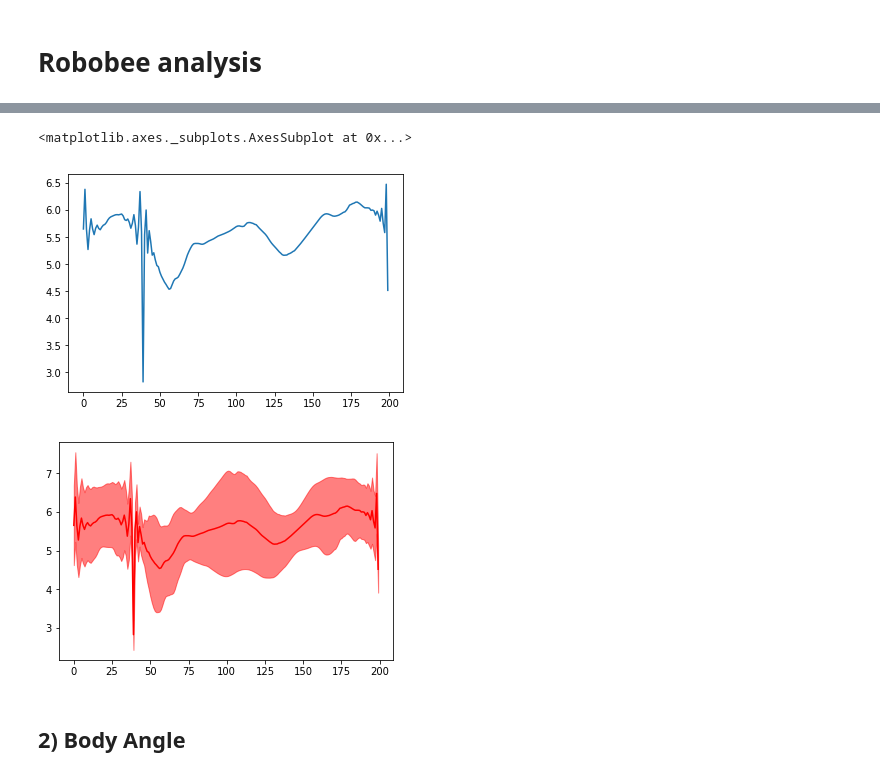
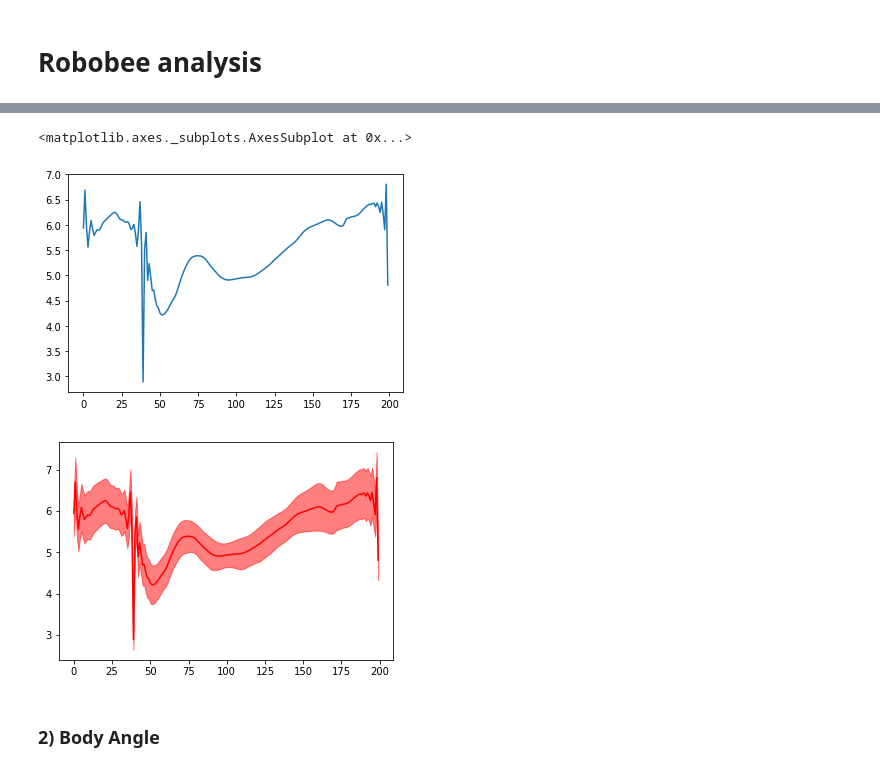
Before and after one commit to BioroboticsLab/robo_bee, a Jupyter notebook: python_analysis/headBodyDist_Angle.ipynb, the cells around one changed output, grey strips where cells are left out. Drawn from its saved outputs; the diff is of its cells as text; code cells hidden in the pictures.

```diff
--- a/python_analysis/headBodyDist_Angle.ipynb
+++ b/python_analysis/headBodyDist_Angle.ipynb
@@ -23,6 +13,19 @@ print(dirs)
 # %%
-# sort the data into lists
-wd_list = [file for file in dirs if file.endswith("wd.csv")]
-rd_list = [file for file in dirs if file.endswith("rd.csv")]
-wa_list = [file for file in dirs if file.endswith("wa.csv")]
-ra_list = [file for file in dirs if file.endswith("ra.csv")]
+def process_datafolder(dirs):
+    # sort the data into lists
+    wd_list = [file for file in dirs if file.endswith("wd.csv")]
+    rd_list = [file for file in dirs if file.endswith("rd.csv")]
+    wa_list = [file for file in dirs if file.endswith("wa.csv")]
+    ra_list = [file for file in dirs if file.endswith("ra.csv")]
+
+    # load dataframes
+    wd_df_list = [pd.read_csv(path+filename, header=None) for filename in wd_list]
+    rd_df_list = [pd.read_csv(path+filename, header=None) for filename in rd_list]
+    wa_df_list = [pd.read_csv(path+filename, header=None) for filename in wa_list]
+    ra_df_list = [pd.read_csv(path+filename, header=None) for filename in ra_list]
+
+    # concatenate the dataframes per individual
+    distances_df = [pd.concat([wd_df_list[i],rd_df_list[i]], axis=1) for i in range(len(wd_df_list))]
+    angles_df = [pd.concat([wa_df_list[i],ra_df_list[i]], axis=1) for i in range(len(wa_df_list))]
+
+    return distances_df, angles_df
@@ -54,0 +48,8 @@ def plot_mean_and_CI(mean, lb, ub, color_mean=None, color_shading=None):
+# %%
+# load all csv files from analyses
+path = "data_robobee/tmp_without_videos/robotic_dances/hbd_and_angles_/"
+robot_dirs = os.listdir(path)
+
+# sort it to have
+robot_dirs.sort()
+print(robot_dirs)
@@ -57 +60,3 @@ def plot_mean_and_CI(mean, lb, ub, color_mean=None, color_shading=None):
+# %%
+distances_df, angles_df = process_datafolder(robot_dirs)
 # %%
@@ -65,0 +71,8 @@ for dist in mean_distances:
+# %%
+# curve per waggle
+df_per_waggle = distances_df[0]
+for i in range(1,len(distances_df)):
+    df_per_waggle = df_per_waggle.append(distances_df[i])
+matrix_per_waggle = df_per_waggle.values
+for waggle in matrix_per_waggle:
+    sns.lineplot([i for i in range(200)], waggle)
@@ -66,18 +81,18 @@ for dist in mean_distances:
 # %%
-# mean over all individuals
-mean_mean = np.mean(mean_distances, axis=0)
-sns.lineplot([i for i in range(200)], mean_mean)
+# mean over all waggles
+mean_matrix_per_waggle = np.mean(matrix_per_waggle, axis=0)
+sns.lineplot([i for i in range(200)], mean_matrix_per_waggle)
 # %% [output]
 <matplotlib.axes._subplots.AxesSubplot at 0x...>
-[figure, old version]
+[figure, new version]
 # %%
 # plot the confidence interval over all individuals means
-mean, ub, lb = mean_confidence_interval(mean_distances)
-plot_mean_and_CI(mean, ub, lb, color_mean="red", color_shading="red")
+mean_distance_robot, ub_dr, lb_dr = mean_confidence_interval(matrix_per_waggle)
+plot_mean_and_CI(mean_distance_robot, ub_dr, lb_dr, color_mean="red", color_shading="red")
 # %% [output]
-[figure, old version]
+[figure, new version]
 # %% [markdown]
-## 2) Body Angle
+### 2) Body Angle
 # %%
 # mean per individual
 mean_angles = [np.mean(angles_df[i], axis=0) for i in range(len(angles_df))]
```
Also changed, not shown: parts of 31 cells of this notebook, 2 other files.
